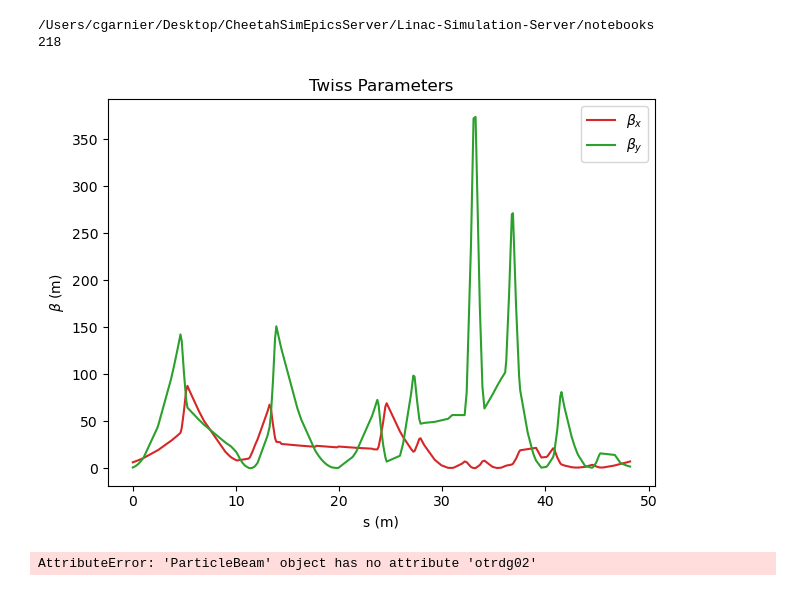
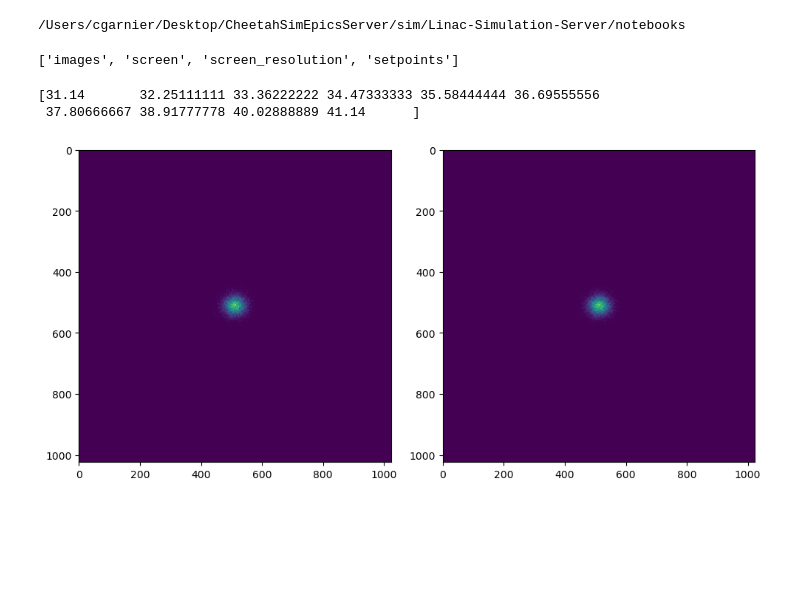
Before and after one commit to roussel-ryan/cheetah_diag0_sim, a Jupyter notebook: notebooks/run_diag0_tcav.ipynb, the cells around one changed output. Saved outputs shown, nothing was run; the diff lists cells and outputs as text; code cells hidden in the pictures; blank space fills up the shorter version.

```diff
--- a/notebooks/run_diag0_tcav.ipynb
+++ b/notebooks/run_diag0_tcav.ipynb
@@ -17,28 +17,44 @@ beam = ParticleBeam.from_twiss(
 )
 print(os.getcwd())
 segment = Segment.from_lattice_json("../lattices/diag0.json")
-ele = len(segment.elements)
-print(ele)
-front_segment = Segment(
-    elements=segment.elements[:ele],
-)
-reconstruction_beam = front_segment.track(beam)
-segment.plot_twiss(reconstruction_beam)
+
+#segment.plot_twiss(reconstruction_beam)
 # %% [output]
-/Users/cgarnier/Desktop/CheetahSimEpicsServer/Linac-Simulation-Server/notebooks
-218
+/Users/cgarnier/Desktop/CheetahSimEpicsServer/sim/Linac-Simulation-Server/notebooks
-[figure, removed]
-# %%
-import matplotlib.pyplot as plt
-otr2_data = segment.otrdg02.reading
-otr4_data = segment.otrdg04.reading
-print(otr2_data.shape)
-print(otr4_data.shape)
-plt.imshow(otr2_data)
-# plot all images
-#fig, axs = plt.subplots(2, 7, figsize=(20, 10))
-#for i in range(7):
-#    axs[0, i].imshow(otr2_data[i])
-#    axs[1, i].imshow(otr4_data[i])
-# %% [output]
-AttributeError: 'ParticleBeam' object has no attribute 'otrdg02'
+# %%
+
+import h5py
+with h5py.File('../h5/tcav_calibration.h5', 'r') as f:
+    print(list(f.keys()))  # Top-level groups/datasets
+    data = f['setpoints'][:]
+# %% [output]
+['images', 'screen', 'screen_resolution', 'setpoints']
+# %%
+print(data)
+# %% [output]
+[31.14       32.25111111 33.36222222 34.47333333 35.58444444 36.69555556
+ 37.80666667 38.91777778 40.02888889 41.14      ]
+# %%
+import matplotlib.pyplot as plt
+#print(segment.otrdg02.is_active)
+
+init_beam = segment.otrdg02.reading
+#segment.qdg009.k1= torch.tensor(-17.0)
+#segment.qdg009.k1= torch.tensor(-11.539229393005371)
+segment.tcxdg0.phase= torch.tensor(45)
+#print(segment.tcxdg0.voltage)
+#segment.tcxdg0.voltage = torch.tensor(3.5e6)
+outoging_beam = segment.track(beam)
+otr2_data = segment.otrdg02.reading
+
+fig, axs = plt.subplots(1, 2, figsize=(10, 5))
+axs[0].imshow(init_beam)
+axs[1].imshow(otr2_data)
+plt.tight_layout()
+plt.show()
+
+
+#beam = segment.otrdg02.get_read_beam()
+#print(beam.sigma_x)
+# %% [output]
+[figure, added]
```
Also changed, not shown: parts of 6 cells of this notebook, 4 other files.
